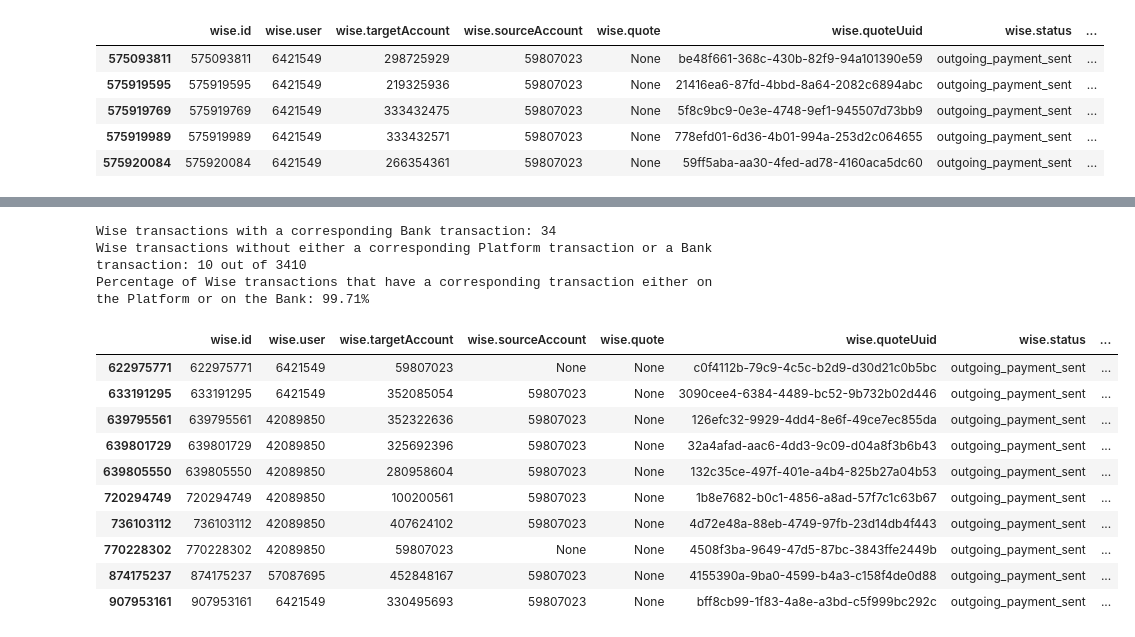
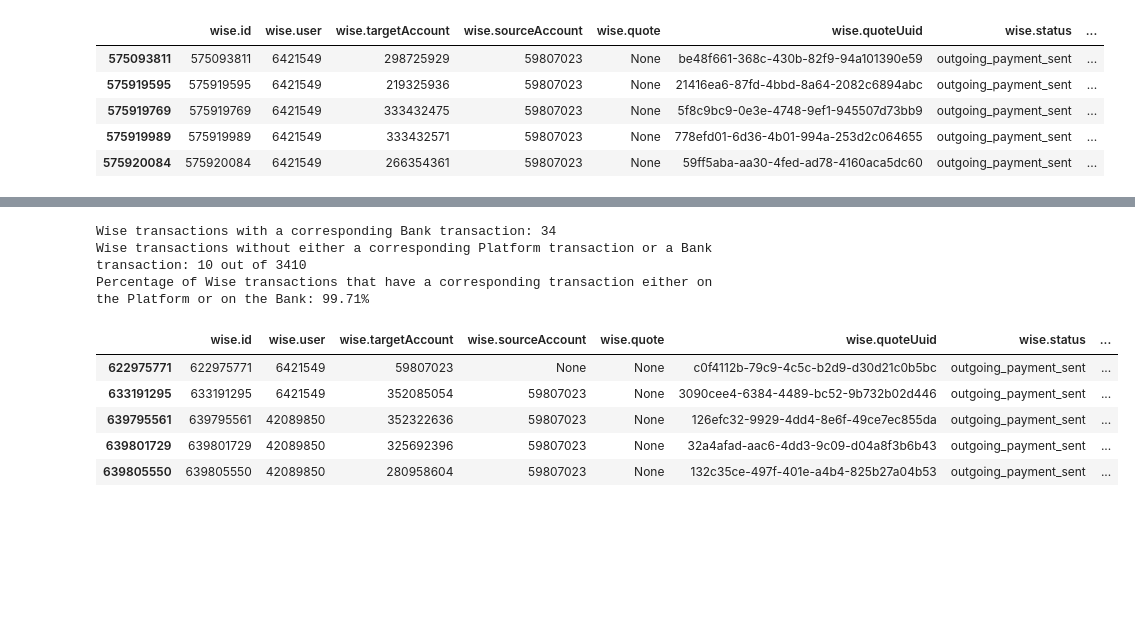
Before and after one commit to opencollective/accounting-export, a Jupyter notebook: wise.ipynb, the cells around one changed output, grey strips where cells are left out. Drawn from its saved outputs; the diff is of its cells as text; code cells hidden in the pictures; blank space fills up the shorter version.

```diff
--- a/wise.ipynb
+++ b/wise.ipynb
@@ -35,8 +34,8 @@ None
 | 575919989 | 575919989 | 6421549 | 333432571 | 59807023 | None | 778efd01-6d36-4b01-994a-253d2c064655 | outgoing_payment_sent | ... |
 | 575920084 | 575920084 | 6421549 | 266354361 | 59807023 | None | 59ff5aba-aa30-4fed-ad78-4160aca5dc60 | outgoing_payment_sent | ... |
 # %%
-df_platform_wise = df_platform[(df_platform['kind'] == 'EXPENSE') & (df_platform['payoutMethod.type'] == 'BANK_ACCOUNT') & (df_platform['type'] == 'DEBIT') & (df_platform['isRefunded'] == False)]
-print(df_platform_wise.info())
-df_platform_wise.head()
+df_platform_wise_related = df_platform[(df_platform['kind'] == 'EXPENSE') & (df_platform['payoutMethod.type'] == 'BANK_ACCOUNT') & (df_platform['type'] == 'DEBIT') & (df_platform['isRefunded'] == False)]
+print(df_platform_wise_related.info())
+df_platform_wise_related.head()
 # %% [output]
 <class 'pandas.core.frame.DataFrame'>
@@ -65,14 +64,14 @@ None
 # %%
 # merged_df = pd.merge(df_wise_reconciliation, df_platform_wise[['merchantId', 'id']].dropna(subset=['merchantId']).astype({'merchantId': 'int64'}), left_on='id', right_on='merchantId', how='left', suffixes=('', '_platform_transaction'))
-merged_df = pd.merge(df_platform_wise.dropna(subset=['merchantId']).astype({'merchantId': 'int'}), df_wise_reconciliation, left_on='merchantId', right_on='wise.id', how='left').dropna(subset=['wise.id'])
-print('Successfully merged {} rows out of {}'.format(len(merged_df), len(df_platform_wise)))
+df_platform_wise = pd.merge(df_platform_wise_related.dropna(subset=['merchantId']).astype({'merchantId': 'int'}), df_wise_reconciliation, left_on='merchantId', right_on='wise.id', how='left').dropna(subset=['wise.id'])
+print('Successfully merged {} rows out of {}'.format(len(df_platform_wise), len(df_platform_wise)))
 
-df_left_platform = df_platform_wise[~df_platform_wise['id'].isin(merged_df['id'])]
-df_left_wise = df_wise_reconciliation[~df_wise_reconciliation['wise.id'].isin(merged_df['wise.id'])]
+df_left_platform = df_platform_wise[~df_platform_wise['id'].isin(df_platform_wise['id'])]
+df_left_wise = df_wise_reconciliation[~df_wise_reconciliation['wise.id'].isin(df_platform_wise['wise.id'])]
 
-print(f"Platform transactions that have a corresponding Wise transaction: {len(merged_df)}")
+print(f"Platform transactions that have a corresponding Wise transaction: {len(df_platform_wise)}")
 print(f"Platform transactions without a corresponding Wise transaction: {len(df_left_platform)}")
-print(f"Percentage of Platform transactions that have a corresponding Wise transaction: {round(len(merged_df)/len(df_platform_wise)*100, 2)}%")
+print(f"Percentage of Platform transactions that have a corresponding Wise transaction: {round(len(df_platform_wise)/len(df_platform_wise)*100, 2)}%")
 print(f"Wise transactions without a corresponding platform transaction: {len(df_left_wise)}")
-print(f"Percentage of Wise transactions that have a corresponding Platform transaction: {round(len(merged_df)/len(df_wise_reconciliation)*100, 2)}%")
+print(f"Percentage of Wise transactions that have a corresponding Platform transaction: {round(len(df_platform_wise)/len(df_wise_reconciliation)*100, 2)}%")
 # %% [output]
@@ -101,10 +84,8 @@ df_left_platform.sample(10)
 # %%
-df_banks = pd.concat([df_bank_1, df_bank_2]).reset_index()
-df_banks.to_csv('banks.csv', index=False)
 pd.set_option('display.max_columns', None)
 pd.set_option('display.width', 200)
 WISE_TRACE_ACCOUNT = 'XXXXXX7206'
-df_banks_wise = df_banks[df_banks['Detail'].str.contains(WISE_TRACE_ACCOUNT)]
-df_banks_wise.sample(5)
+df_banks2 = df_banks[df_banks['Detail'].str.contains(WISE_TRACE_ACCOUNT)]
+df_banks2.sample()
 # %% [output]
 |  | index | Post Date | Customer Ref | Debit | Credit | BAI Description | Detail | Account Number |
@@ -118,42 +95,36 @@ def matchByDateAndValue(df1, df1cols, df2, df2cols, timeDelta = '10 days', value
     a = df1[df1cols]
     b = df2[df2cols]
     matched = []
     def naive_transaction_matcher(x):
         possible = b.drop(index=matched)
         possibleByDate = (possible[df2cols[0]] - x[df1cols[0]]).abs().sort_values(ascending=True)
         possibleByDate = possibleByDate[possibleByDate < pd.Timedelta(timeDelta)]
         if len(possibleByDate) == 0:
             return None
         possible = possible.loc[possibleByDate.index]
         possibleByAmount = (possible[df2cols[1]] - x[df1cols[1]]).abs().sort_values(ascending=True)
         possibleByAmount = possibleByAmount[possibleByAmount < possible.loc[possibleByAmount.index][df2cols[1]] * valueDelta]
         if len(possibleByAmount) == 0:
             return None
         id = int(possibleByAmount.index[0])
         matched.append(id)
         return id
     indexes = pd.DataFrame(a.apply(naive_transaction_matcher, axis=1).dropna().astype('int'), columns=["df2key"])
     return df1.join(indexes).join(df2, on="df2key")
 
-merged_df2 = matchByDateAndValue(df_left_wise, ['wise.created', 'wise.sourceValue'], df_banks_wise, ['Post Date', 'Debit'] , '2 days', 0.05).dropna(subset=['df2key'])
-merged_df2[['wise.id', 'index']].to_csv('wise_banks_reconciliation.csv', index=False)
-df_left_wise2 = df_left_wise[~df_left_wise['wise.id'].isin(merged_df2['wise.id'])]
-print(f"Wise transactions with a corresponding Bank transaction: {len(merged_df2)}")
-print(f"Wise transactions without either a corresponding Platform transaction or a Bank transaction: {len(df_left_wise2)} out of {len(df_wise_reconciliation)}")
-print(f"Percentage of Wise transactions that have a corresponding transaction either on the Platform or on the Bank: {round((len(merged_df2)+len(merged_df))/len(df_wise_reconciliation)*100, 2)}%")
-df_left_wise2.head(10)
+df_wise_bank = matchByDateAndValue(df_left_wise, ['wise.created', 'wise.sourceValue'], df_banks2, ['Post Date', 'Debit'] , '2 days', 0.05).dropna(subset=['df2key'])
+df_left_wise = df_left_wise[~df_left_wise['wise.id'].isin(df_wise_bank['wise.id'])]
+print(f"Wise transactions with a corresponding Bank transaction: {len(df_wise_bank)}")
+print(f"Wise transactions without either a corresponding Platform transaction or a Bank transaction: {len(df_left_wise)} out of {len(df_wise_reconciliation)}")
+print(f"Percentage of Wise transactions that have a corresponding transaction either on the Platform or on the Bank: {round((len(df_wise_bank)+len(df_platform_wise))/len(df_wise_reconciliation)*100, 2)}%")
+df_left_wise.head()
 # %% [output]
 Wise transactions with a corresponding Bank transaction: 34
 Wise transactions without either a corresponding Platform transaction or a Bank transaction: 10 out of 3410
 Percentage of Wise transactions that have a corresponding transaction either on the Platform or on the Bank: 99.71%
 |  | wise.id | wise.user | wise.targetAccount | wise.sourceAccount | wise.quote | wise.quoteUuid | wise.status | ... |
 | 622975771 | 622975771 | 6421549 | 59807023 | None | None | c0f4112b-79c9-4c5c-b2d9-d30d21c0b5bc | outgoing_payment_sent | ... |
 | 633191295 | 633191295 | 6421549 | 352085054 | 59807023 | None | 3090cee4-6384-4489-bc52-9b732b02d446 | outgoing_payment_sent | ... |
 | 639795561 | 639795561 | 42089850 | 352322636 | 59807023 | None | 126efc32-9929-4dd4-8e6f-49ce7ec855da | outgoing_payment_sent | ... |
 | 639801729 | 639801729 | 42089850 | 325692396 | 59807023 | None | 32a4afad-aac6-4dd3-9c09-d04a8f3b6b43 | outgoing_payment_sent | ... |
 | 639805550 | 639805550 | 42089850 | 280958604 | 59807023 | None | 132c35ce-497f-401e-a4b4-825b27a04b53 | outgoing_payment_sent | ... |
-| 720294749 | 720294749 | 42089850 | 100200561 | 59807023 | None | 1b8e7682-b0c1-4856-a8ad-57f7c1c63b67 | outgoing_payment_sent | ... |
-| 736103112 | 736103112 | 42089850 | 407624102 | 59807023 | None | 4d72e48a-88eb-4749-97fb-23d14db4f443 | outgoing_payment_sent | ... |
-| 770228302 | 770228302 | 42089850 | 59807023 | None | None | 4508f3ba-9649-47d5-87bc-3843ffe2449b | outgoing_payment_sent | ... |
-| 874175237 | 874175237 | 57087695 | 452848167 | 59807023 | None | 4155390a-9ba0-4599-b4a3-c158f4de0d88 | outgoing_payment_sent | ... |
-| 907953161 | 907953161 | 6421549 | 330495693 | 59807023 | None | bff8cb99-1f83-4a8e-a3bd-c5f999bc292c | outgoing_payment_sent | ... |
```
Also changed, not shown: parts of 7 cells of this notebook, 6 other files.
